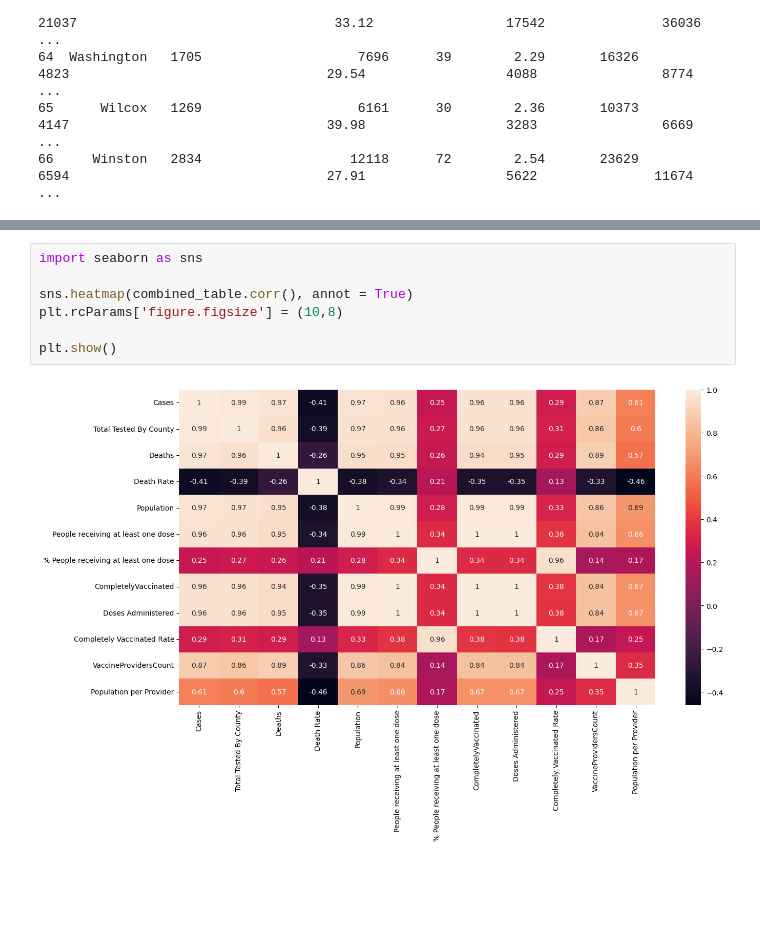
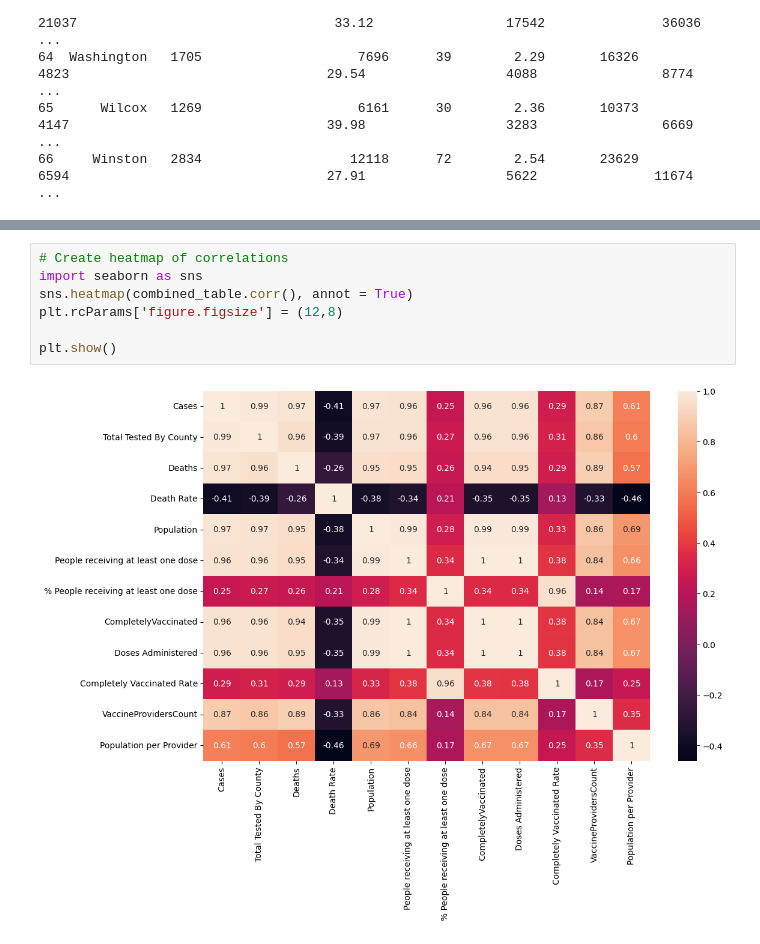
Before and after one commit to dmb0018/CS6678Midterm, a Jupyter notebook: cs6678_midterm.ipynb, the cells around one changed output, grey strips where cells are left out. Drawn from its saved outputs; the diff is of its cells as text; blank space fills up the shorter version.

```diff
--- a/cs6678_midterm.ipynb
+++ b/cs6678_midterm.ipynb
@@ -308,11 +317,11 @@ The correlation between Population and Death Rate is:  -0.3841222645182884
 The correlation between Completely Vaccinated Rate and Population per Provider is:  0.24975214226958836
 The correlation between Completely Vaccinated Rate and Population per Provider is:  0.6917845453976261
 # %%
+# Create heatmap of correlations
 import seaborn as sns
-
 sns.heatmap(combined_table.corr(), annot = True)
-plt.rcParams['figure.figsize'] = (10,8)
+plt.rcParams['figure.figsize'] = (12,8)
 
 plt.show()
 # %% [output]
-[figure, old version]
+[figure, new version]
```
Also changed, not shown: parts of 12 cells of this notebook.
